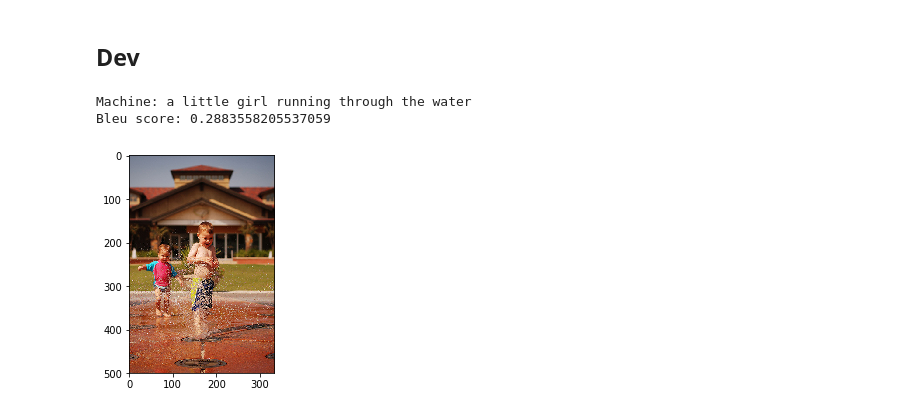
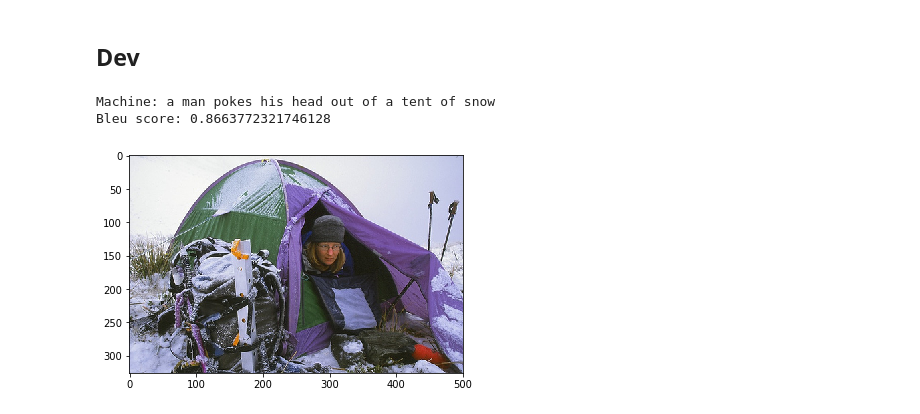
Before and after one commit to VIVelev/Image-Captioning, a Jupyter notebook: src/One-layer LSTM Decoder.ipynb, the cells around one changed output. Drawn from its saved outputs; the diff is of its cells as text; code cells hidden in the pictures.

```diff
--- a/src/One-layer LSTM Decoder.ipynb
+++ b/src/One-layer LSTM Decoder.ipynb
@@ -718,11 +718,12 @@ def evaluate(img_id):
 
 
     show_img(IMAGES_DIR+img_id+'.jpg')
-# %%
-
-dev_image_descriptions['2877424957_9beb1dc49a']
-evaluate('2877424957_9beb1dc49a')
-# %% [output]
-Machine: a little girl running through the water
-Bleu score: 0.2883558205537059
-[figure, removed]
+# %%
+
+evaluate(
+    np.random.choice(list(dev_image_descriptions.keys()))
+)
+# %% [output]
+Machine: a man pokes his head out of a tent of snow
+Bleu score: 0.8663772321746128
+[figure, added]
```
Also changed, not shown: parts of 8 cells of this notebook, 17 other files.
